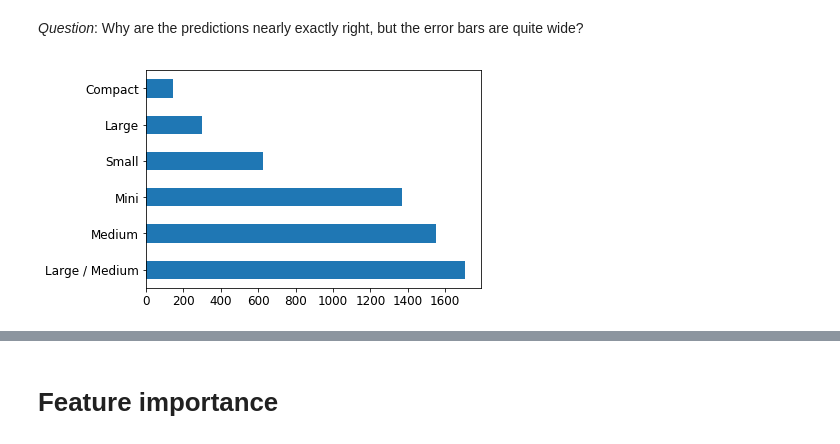
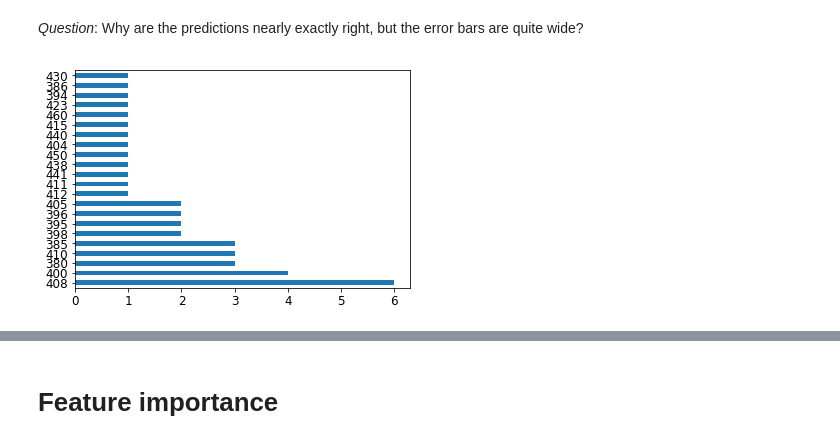
Before and after one commit to tezzytezzy/SIGNATE-Boxed-Lunch-Sales-Forecasting, a Jupyter notebook: signate2-rf_interpretation.ipynb, the cells around one changed output, grey strips where cells are left out. Saved outputs shown, nothing was run; the diff lists cells and outputs as text; code cells hidden in the pictures.

```diff
--- a/signate2-rf_interpretation.ipynb
+++ b/signate2-rf_interpretation.ipynb
@@ -123,6 +385,6 @@ enc_summ.plot('Enclosure', 'pred', 'barh', xerr='pred_std', alpha=0.6, xlim=(0,1
 # %% [markdown]
 *Question*: Why are the predictions nearly exactly right, but the error bars are quite wide?
 # %%
-raw_valid.ProductSize.value_counts().plot.barh();
+raw_valid.kcal.value_counts().plot.barh();
 # %% [output]
-[figure, old version]
+[figure, new version]
```
Also changed, not shown: parts of 68 cells of this notebook.
